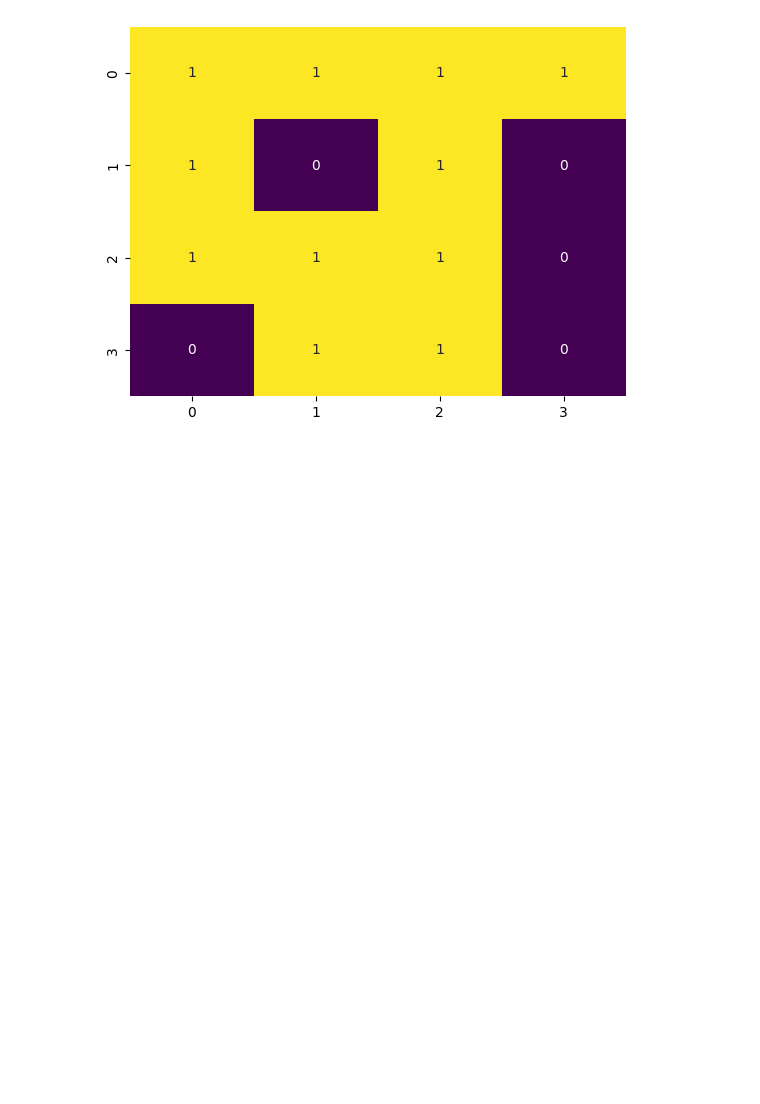
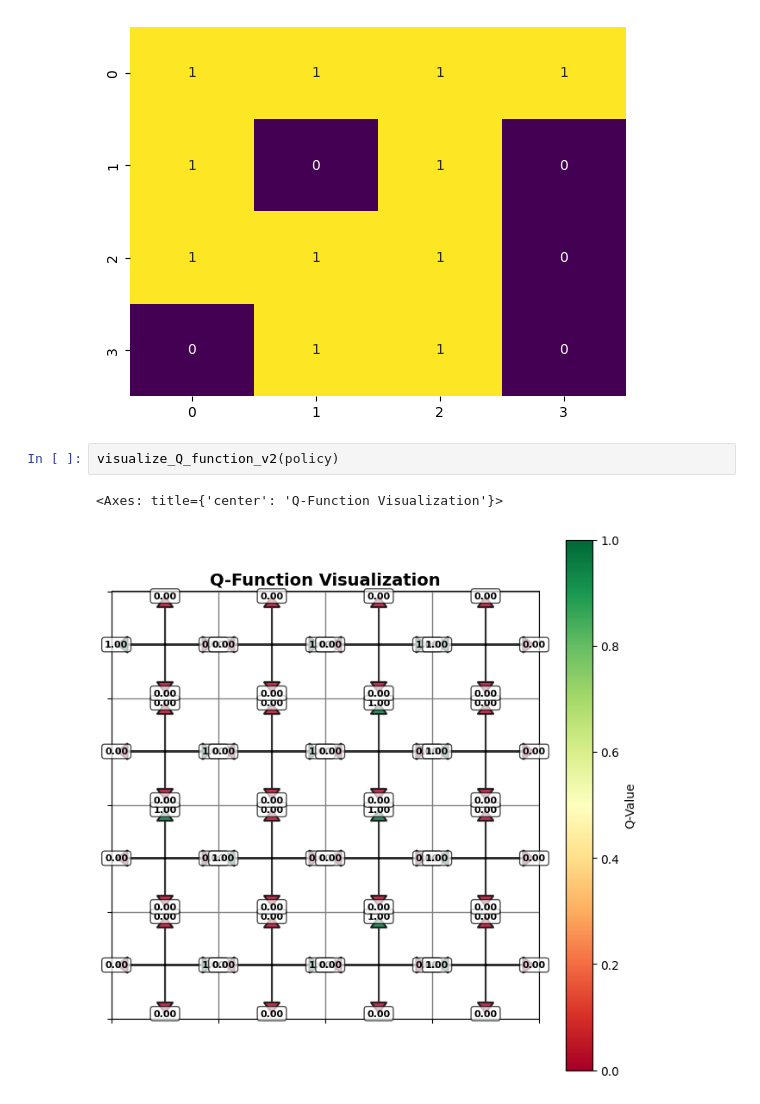
Before and after one commit to mikelgda/rl-projects, a Jupyter notebook: test.ipynb, the cells around one changed output. Cells and saved outputs as stored; diff of their text form; blank space fills up the shorter version.

Commit message:
new Q function viz

```diff
--- a/test.ipynb
+++ b/test.ipynb
@@ -20,3 +20,8 @@ sns.heatmap(policy_evaluation(policy, env.unwrapped.P).reshape(4,4), annot=True,
 # %% [output]
 <Axes: >
 [figure]
+# %%
+visualize_Q_function_v2(policy)
+# %% [output]
+<Axes: title={'center': 'Q-Function Visualization'}>
+[figure, added]
```
Also changed, not shown: parts of 1 cell of this notebook, 1 other file.
